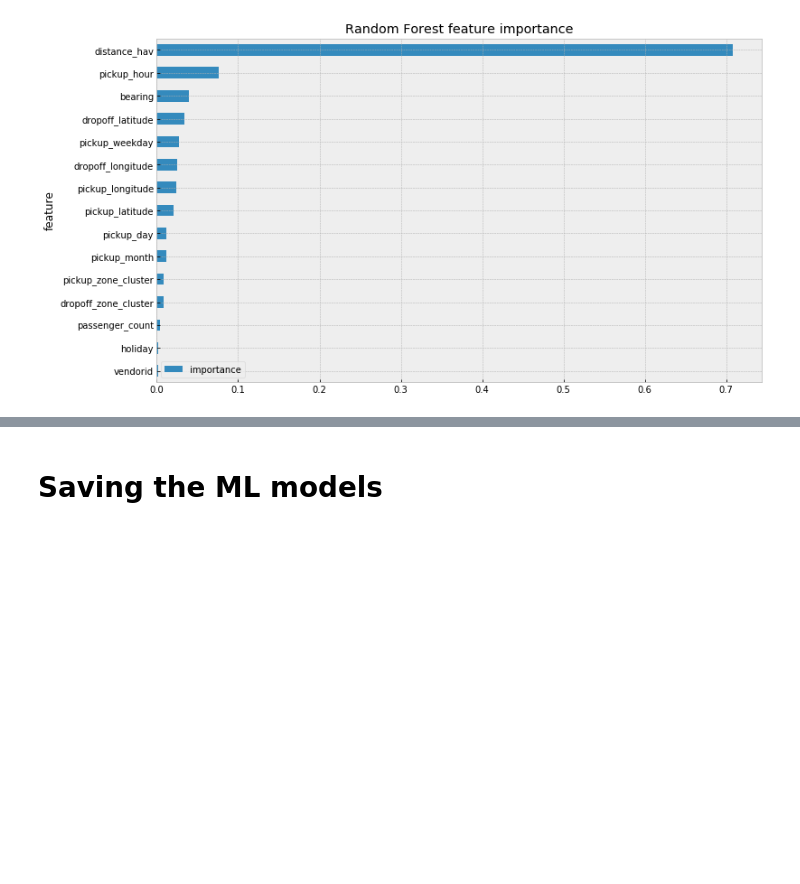
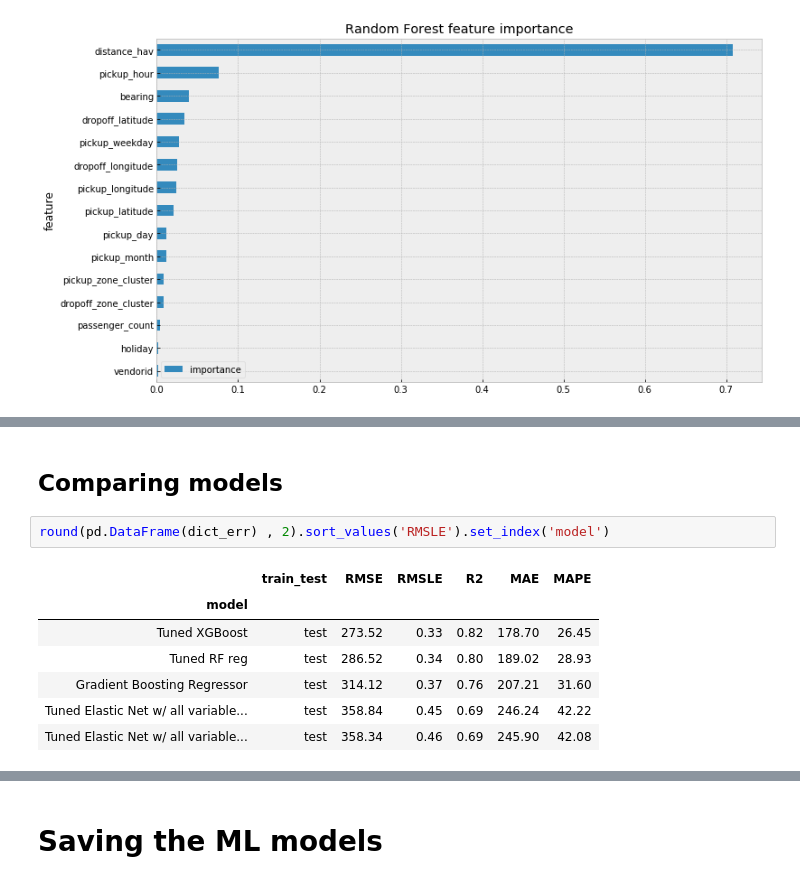
Before and after one commit to pratha19/NYC_taxi_trip_duration, a Jupyter notebook: notebooks/Further tuning RF and XGBoost.ipynb, the cells around one changed output, grey strips where cells are left out. Drawn from its saved outputs; the diff is of its cells as text; blank space fills up the shorter version.

```diff
--- a/notebooks/Further tuning RF and XGBoost.ipynb
+++ b/notebooks/Further tuning RF and XGBoost.ipynb
@@ -145,0 +268,12 @@ Plotting feature importance
+# %% [markdown]
+## Comparing models
+# %%
+round(pd.DataFrame(dict_err) , 2).sort_values('RMSLE').set_index('model')
+# %% [output]
+|  | train_test | RMSE | RMSLE | R2 | MAE | MAPE |
+| model |  |  |  |  |  |  |
+| Tuned XGBoost | test | 273.52 | 0.33 | 0.82 | 178.70 | 26.45 |
+| Tuned RF reg | test | 286.52 | 0.34 | 0.80 | 189.02 | 28.93 |
+| Gradient Boosting Regressor | test | 314.12 | 0.37 | 0.76 | 207.21 | 31.60 |
+| Tuned Elastic Net w/ all variable... | test | 358.84 | 0.45 | 0.69 | 246.24 | 42.22 |
+| Tuned Elastic Net w/ all variable... | test | 358.34 | 0.46 | 0.69 | 245.90 | 42.08 |
```
Also changed, not shown: parts of 23 cells of this notebook, 4 other files.
